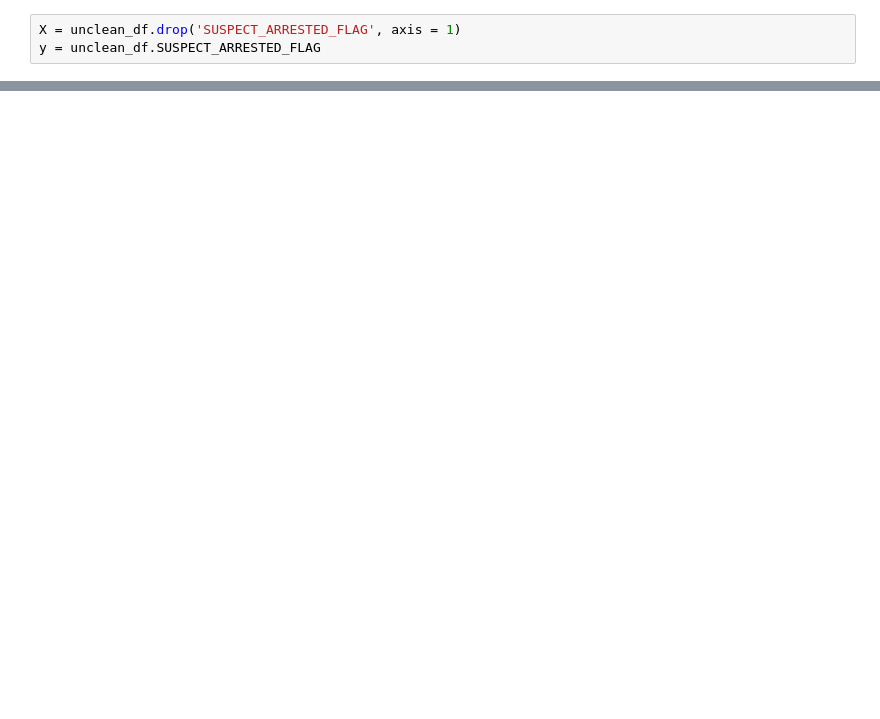
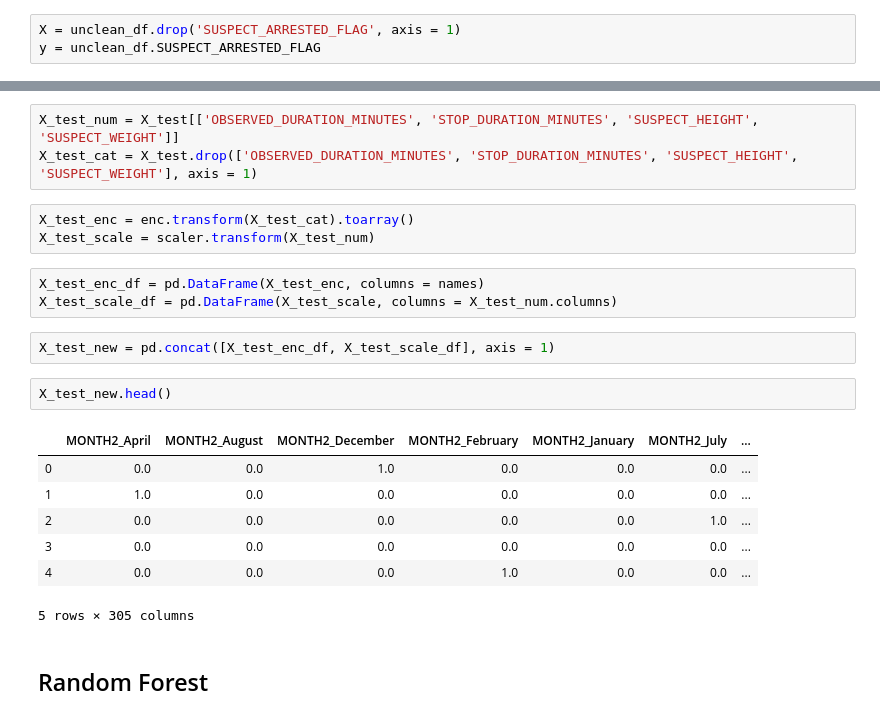
Before and after one commit to anesumasube/NYPD-Frisk, a Jupyter notebook: stephen_modeling.ipynb, the cells around one changed output, grey strips where cells are left out. Saved outputs shown, nothing was run; the diff lists cells and outputs as text; blank space fills up the shorter version.

```diff
--- a/stephen_modeling.ipynb
+++ b/stephen_modeling.ipynb
@@ -43,0 +169,23 @@ X_train, X_test, y_train, y_test = train_test_split(X, y, test_size = 0.2)
+# %%
+X_test_num = X_test[['OBSERVED_DURATION_MINUTES', 'STOP_DURATION_MINUTES', 'SUSPECT_HEIGHT', 'SUSPECT_WEIGHT']]
+X_test_cat = X_test.drop(['OBSERVED_DURATION_MINUTES', 'STOP_DURATION_MINUTES', 'SUSPECT_HEIGHT', 'SUSPECT_WEIGHT'], axis = 1)
+# %%
+X_test_enc = enc.transform(X_test_cat).toarray()
+X_test_scale = scaler.transform(X_test_num)
+# %%
+X_test_enc_df = pd.DataFrame(X_test_enc, columns = names)
+X_test_scale_df = pd.DataFrame(X_test_scale, columns = X_test_num.columns)
+# %%
+X_test_new = pd.concat([X_test_enc_df, X_test_scale_df], axis = 1)
+# %%
+X_test_new.head()
+# %% [output]
+|  | MONTH2_April | MONTH2_August | MONTH2_December | MONTH2_February | MONTH2_January | MONTH2_July | ... |
+| 0 | 0.0 | 0.0 | 1.0 | 0.0 | 0.0 | 0.0 | ... |
+| 1 | 1.0 | 0.0 | 0.0 | 0.0 | 0.0 | 0.0 | ... |
+| 2 | 0.0 | 0.0 | 0.0 | 0.0 | 0.0 | 1.0 | ... |
+| 3 | 0.0 | 0.0 | 0.0 | 0.0 | 0.0 | 0.0 | ... |
+| 4 | 0.0 | 0.0 | 0.0 | 1.0 | 0.0 | 0.0 | ... |
+5 rows × 305 columns
+# %% [markdown]
+## Random Forest
```
Also changed, not shown: parts of 68 cells of this notebook, 2 other files.
